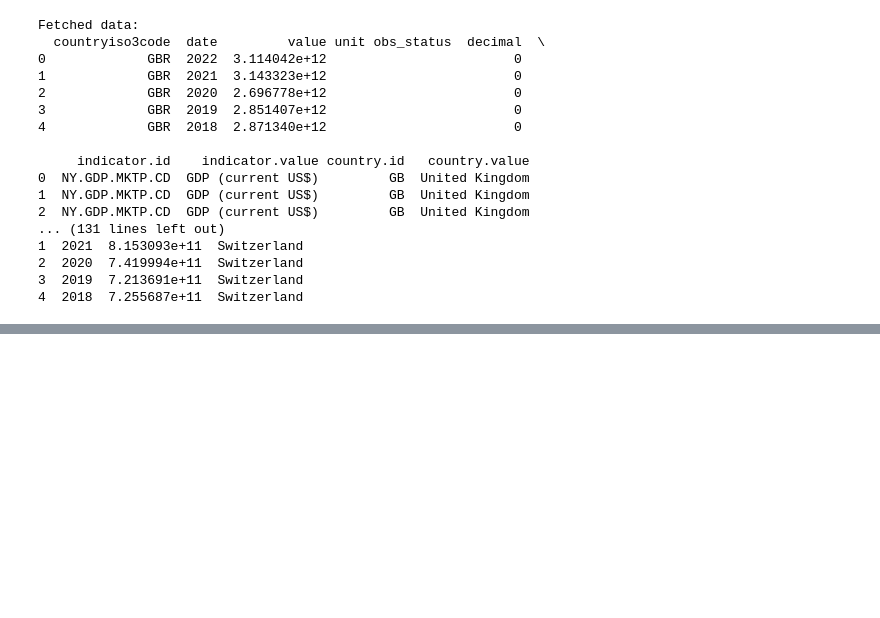
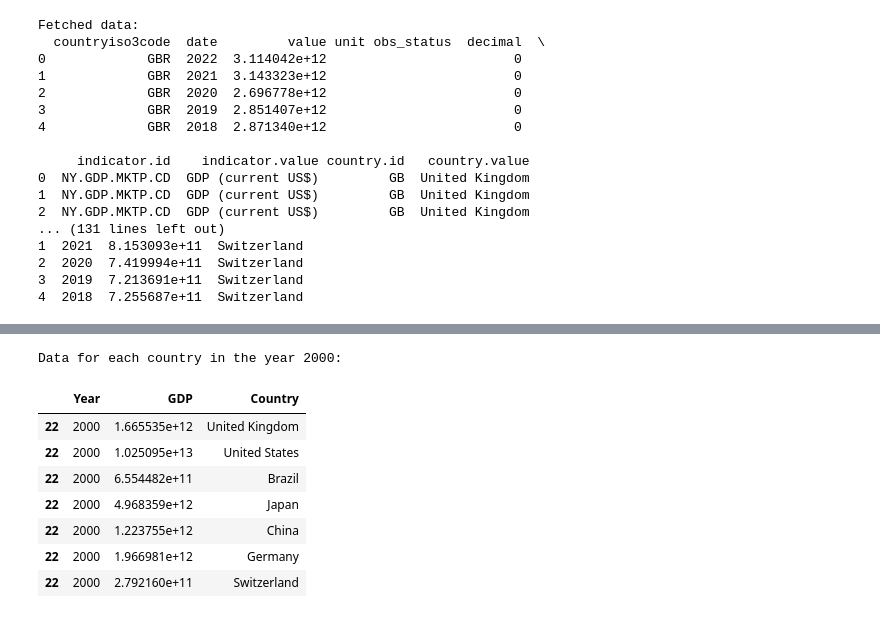
Before and after one commit to sajid-ahmed1/ps1_first_repo, a Jupyter notebook: fed/gdp_analysis.ipynb, the cells around one changed output, grey strips where cells are left out. Cells and saved outputs as stored; diff of their text form; code cells hidden in the pictures; blank space fills up the shorter version.

```diff
--- a/fed/gdp_analysis.ipynb
+++ b/fed/gdp_analysis.ipynb
@@ -57,2 +88,15 @@ import pandas as pd
 df_all = pd.concat([df_GB, df_US, df_BR, df_JP, df_CN, df_DE, df_CH])
 plot_multiple_countries(df_all)
+# %%
+print('Data for each country in the year 2000:')
+df_all[df_all['Year'] == 2000]
+# %% [output]
+Data for each country in the year 2000:
+|  | Year | GDP | Country |
+| 22 | 2000 | 1.665535e+12 | United Kingdom |
+| 22 | 2000 | 1.025095e+13 | United States |
+| 22 | 2000 | 6.554482e+11 | Brazil |
+| 22 | 2000 | 4.968359e+12 | Japan |
+| 22 | 2000 | 1.223755e+12 | China |
+| 22 | 2000 | 1.966981e+12 | Germany |
+| 22 | 2000 | 2.792160e+11 | Switzerland |
```
Also changed, not shown: parts of 11 cells of this notebook, 4 other files.
